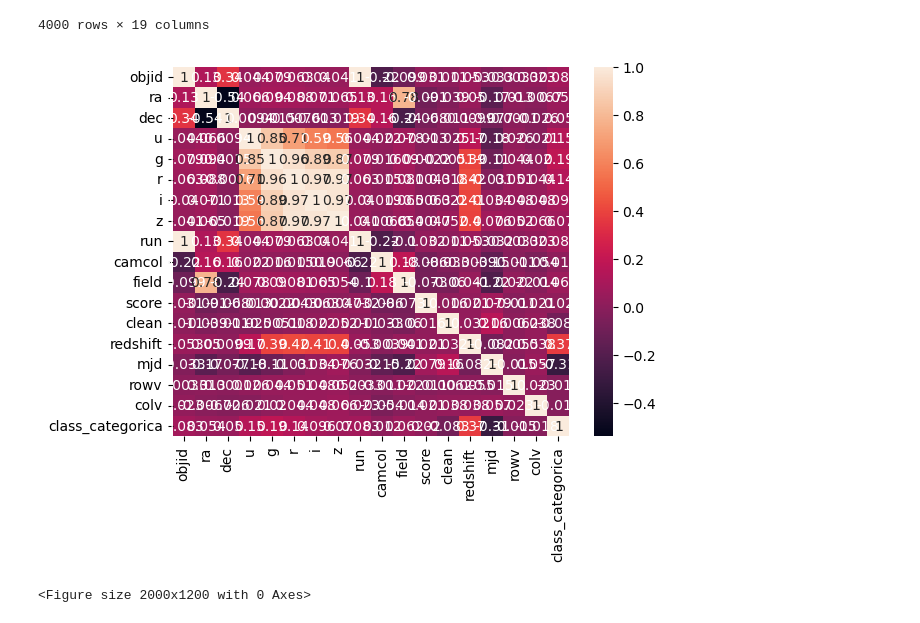
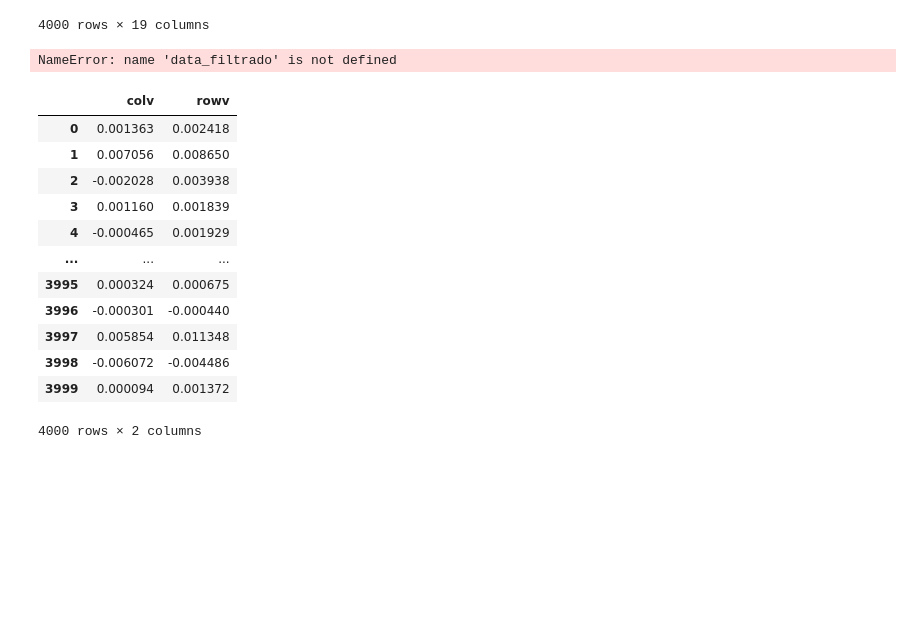
Before and after one commit to ju4ndiegos/BI, a Jupyter notebook: Lab-1/lab1.ipynb, the cells around one changed output. Saved outputs shown, nothing was run; the diff lists cells and outputs as text; code cells hidden in the pictures; blank space fills up the shorter version.

```diff
--- a/Lab-1/lab1.ipynb
+++ b/Lab-1/lab1.ipynb
@@ -70,12 +70,27 @@ data_filtrado=data_train.drop(columns=['class'])
 import seaborn as sns
 import matplotlib.pyplot as plt
 
-sns.heatmap(data_filtrado.corr(),annot=True)
+sns.heatmap(data_filtrado.corr())
 plt.figure(figsize=(20,12))
 plt.show()
 # %% [output]
-[figure, removed]
-<Figure size 2000x1200 with 0 Axes>
+NameError: name 'data_filtrado' is not defined
 # %%
 data_modelo=data_filtrado.drop(columns=['objid','run','r','i','z'])
+# %%
+data_filtrado.filter(['colv','rowv'])
+# %% [output]
+|  | colv | rowv |
+| 0 | 0.001363 | 0.002418 |
+| 1 | 0.007056 | 0.008650 |
+| 2 | -0.002028 | 0.003938 |
+| 3 | 0.001160 | 0.001839 |
+| 4 | -0.000465 | 0.001929 |
+| ... | ... | ... |
+| 3995 | 0.000324 | 0.000675 |
+| 3996 | -0.000301 | -0.000440 |
+| 3997 | 0.005854 | 0.011348 |
+| 3998 | -0.006072 | -0.004486 |
+| 3999 | 0.000094 | 0.001372 |
+4000 rows × 2 columns
 # %%
```
Also changed, not shown: parts of 5 cells of this notebook.
